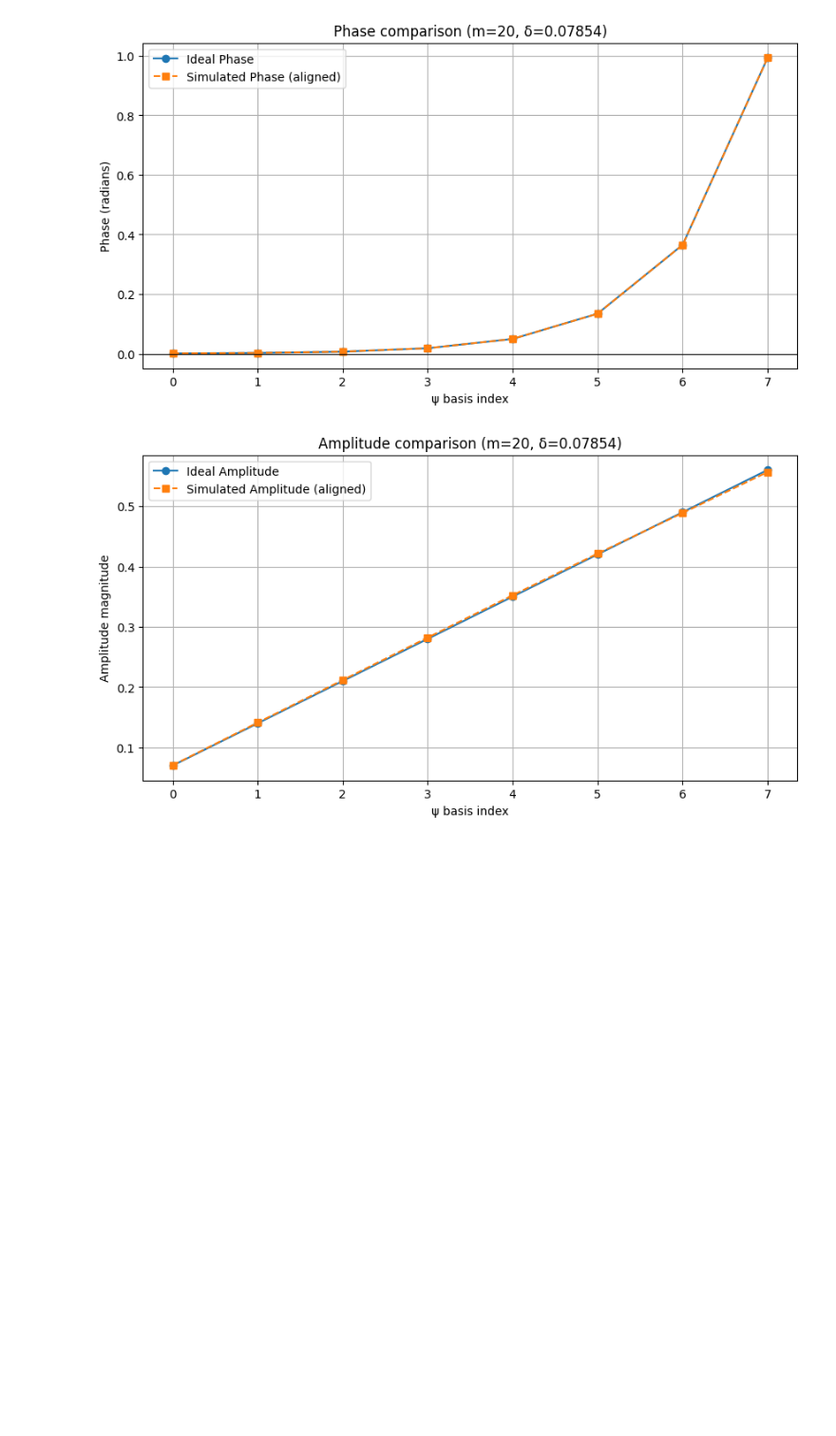
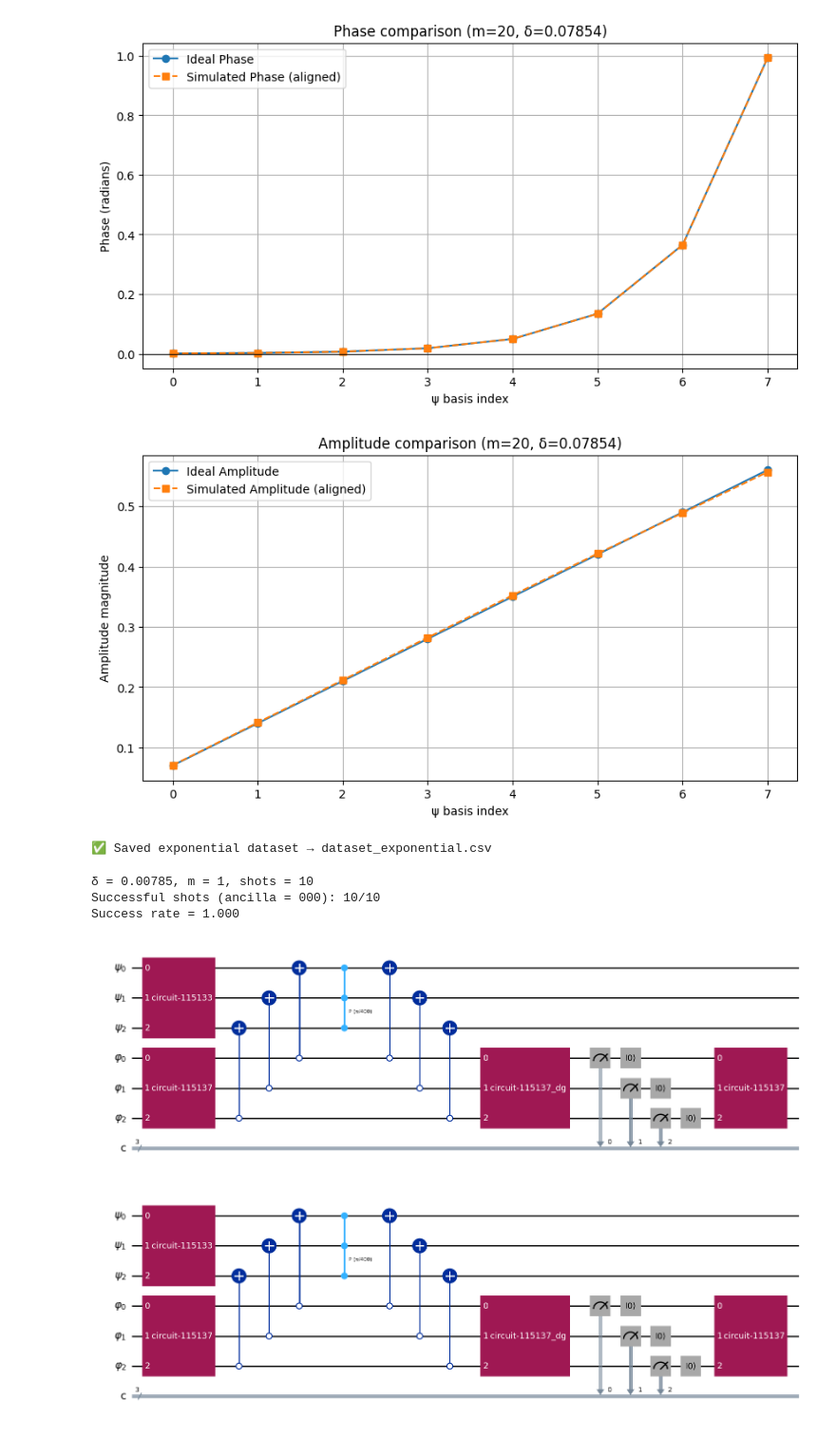
Before and after one commit to aizzen3/QCproject, a Jupyter notebook: P%A(exponential phase).ipynb, the cells around one changed output. Shown: that part at 95% size. Drawn from its saved outputs; the diff is of its cells as text; code cells hidden in the pictures; blank space fills up the shorter version.

```diff
--- a/P%A(exponential phase).ipynb
+++ b/P%A(exponential phase).ipynb
@@ -154,3 +154,28 @@ plt.show()
 Example m=20, δ=0.07854: Fidelity=0.999971
 [figure]
 [figure]
+# %%
+import pandas as pd
+
+#
+phi_type = "exponential"
+
+# --- Save amplitude & phase data for this run ---
+data = {
+    "phi_type": phi_type,
+    "alpha": 0.5,
+    "delta": delta_example,
+    "m": m_example,
+    "phi_values": [phi],
+    "amps_ideal": [amps_ideal.tolist()],
+    "amps_sim": [amps_sim.tolist()],
+    "phases_ideal": [phases_ideal.tolist()],
+    "phases_sim": [phases_sim.tolist()],
+    "fidelity": [fid_ex]
+}
+
+df = pd.DataFrame(data)
+df.to_csv(f"dataset_{phi_type}.csv", index=False)
+print(f"✅ Saved {phi_type} dataset → dataset_{phi_type}.csv")
+# %% [output]
+✅ Saved exponential dataset → dataset_exponential.csv
@@ -156,0 +242,32 @@ Example m=20, δ=0.07854: Fidelity=0.999971
+# %%
+def success_rate(delta, m=1, shots=10):
+    qc = build_protocol(delta, m)
+    sim = AerSimulator()
+    tqc = transpile(qc, sim)
+
+    # run with memory output for individual shots
+    result = sim.run(tqc, shots=shots, memory=True).result()
+    memories = result.get_memory(qc)     # list of measured bitstrings
+
+    # count how many are all zeros
+    zero_state = "0" * n
+    successes = sum(1 for s in memories if s == zero_state)
+    success_fraction = successes / shots
+
+    print(f"δ = {delta:.5f}, m = {m}, shots = {shots}")
+    print(f"Successful shots (ancilla = {zero_state}): {successes}/{shots}")
+    print(f"Success rate = {success_fraction:.3f}")
+
+    return success_fraction, memories, qc
+
+
+# Example usage
+delta = np.pi / 400
+success_fraction, all_shots, qc = success_rate(delta, m=1, shots=10)
+qc.draw("mpl")
+# %% [output]
+δ = 0.00785, m = 1, shots = 10
+Successful shots (ancilla = 000): 10/10
+Success rate = 1.000
+[figure, added]
+[figure, added]
```
Also changed, not shown: parts of 4 cells of this notebook, 4 other files.
